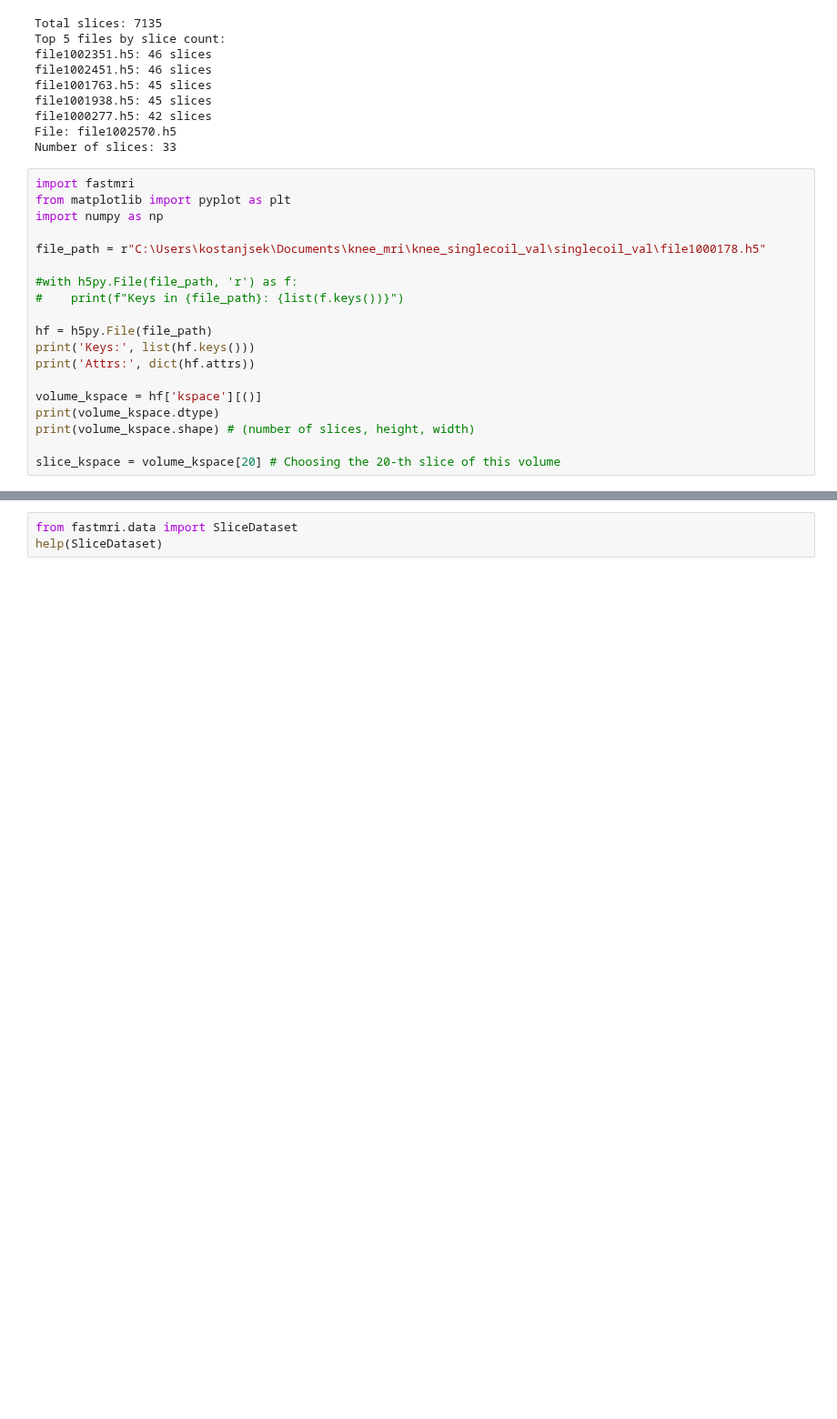
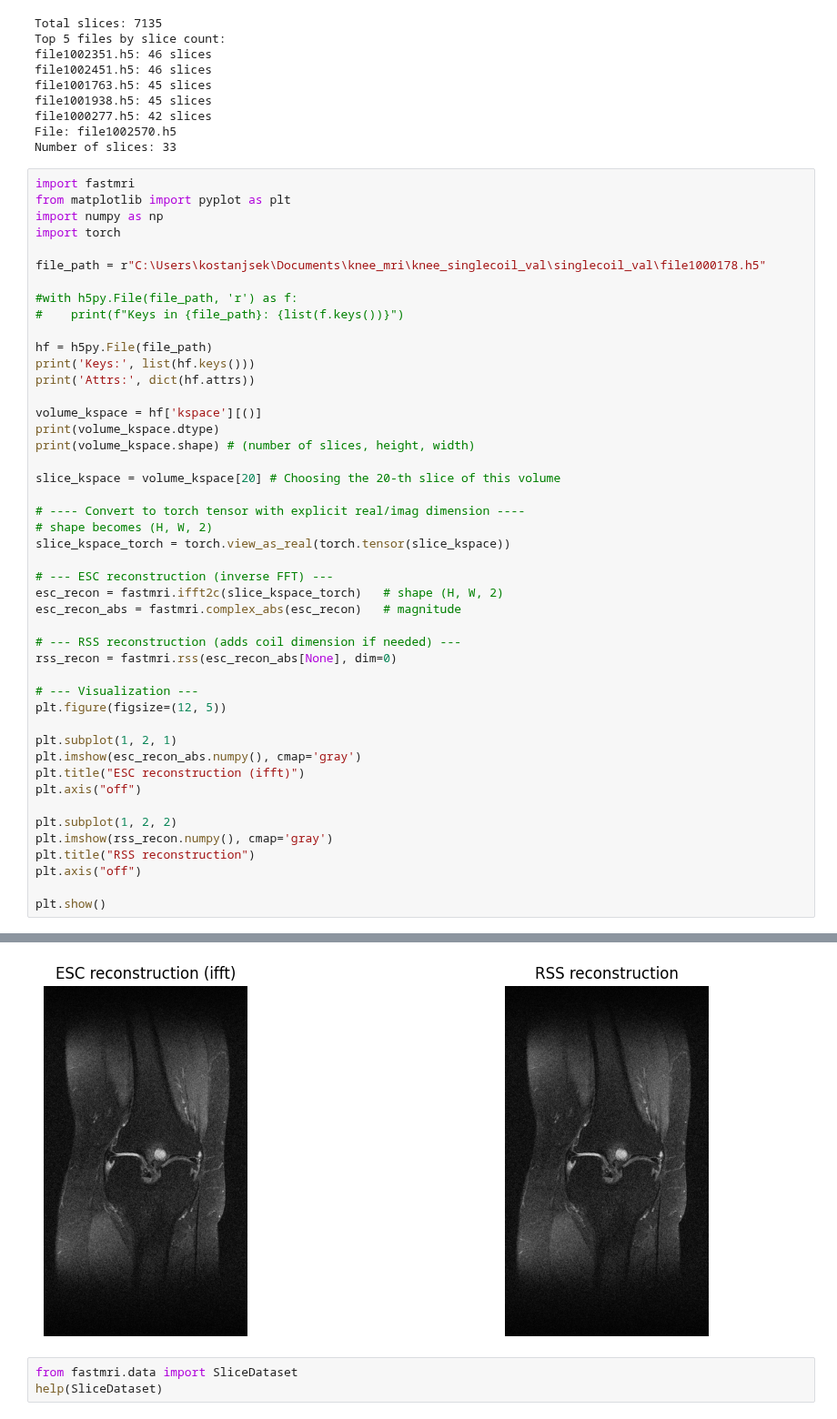
Before and after one commit to jkostaa/bachelor-thesis, a Jupyter notebook: notebooks/datasetinfo.ipynb, the cells around one changed output, grey strips where cells are left out. Shown at 91% size. Saved outputs shown, nothing was run; the diff lists cells and outputs as text; blank space fills up the shorter version.

```diff
--- a/notebooks/datasetinfo.ipynb
+++ b/notebooks/datasetinfo.ipynb
@@ -120,27 +120,55 @@ Number of slices: 33
 # %%
 import fastmri
 from matplotlib import pyplot as plt
 import numpy as np
+import torch
 
 file_path = r"C:\Users\kostanjsek\Documents\knee_mri\knee_singlecoil_val\singlecoil_val\file1000178.h5"
 
 #with h5py.File(file_path, 'r') as f:
 #    print(f"Keys in {file_path}: {list(f.keys())}")
 
 hf = h5py.File(file_path)
 print('Keys:', list(hf.keys()))
 print('Attrs:', dict(hf.attrs))
 
 volume_kspace = hf['kspace'][()]
 print(volume_kspace.dtype)
 print(volume_kspace.shape) # (number of slices, height, width)
 
 slice_kspace = volume_kspace[20] # Choosing the 20-th slice of this volume
+
+# ---- Convert to torch tensor with explicit real/imag dimension ----
+# shape becomes (H, W, 2)
+slice_kspace_torch = torch.view_as_real(torch.tensor(slice_kspace))
+
+# --- ESC reconstruction (inverse FFT) ---
+esc_recon = fastmri.ifft2c(slice_kspace_torch)   # shape (H, W, 2)
+esc_recon_abs = fastmri.complex_abs(esc_recon)   # magnitude
+
+# --- RSS reconstruction (adds coil dimension if needed) ---
+rss_recon = fastmri.rss(esc_recon_abs[None], dim=0)
+
+# --- Visualization ---
+plt.figure(figsize=(12, 5))
+
+plt.subplot(1, 2, 1)
+plt.imshow(esc_recon_abs.numpy(), cmap='gray')
+plt.title("ESC reconstruction (ifft)")
+plt.axis("off")
+
+plt.subplot(1, 2, 2)
+plt.imshow(rss_recon.numpy(), cmap='gray')
+plt.title("RSS reconstruction")
+plt.axis("off")
+
+plt.show()
 # %% [output]
 Keys: ['ismrmrd_header', 'kspace', 'reconstruction_esc', 'reconstruction_rss']
 Attrs: {'acquisition': 'CORPDFS_FBK', 'max': np.float64(0.0001537275713242826), 'norm': np.float64(0.04750838076305816), 'patient_id': 'd7f12ba7cfb097ea9d97c2896be202db152288abcb76335dd4ec82b02fd759d8 ...
 complex64
 (32, 640, 372)
+[figure, added]
 # %%
 from fastmri.data import SliceDataset
 help(SliceDataset)
```
Also changed, not shown: 21 other files.
